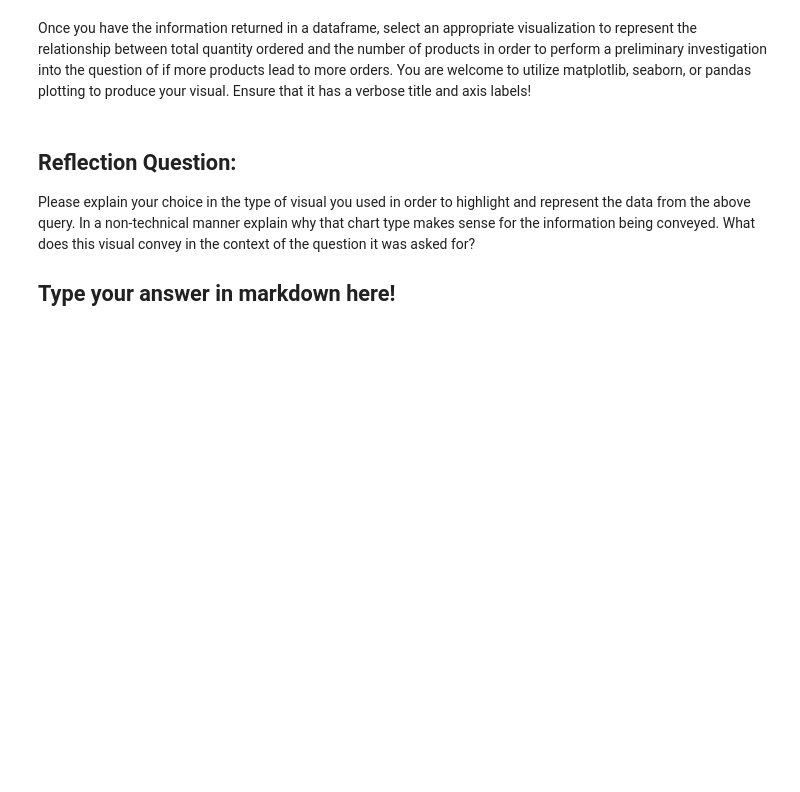
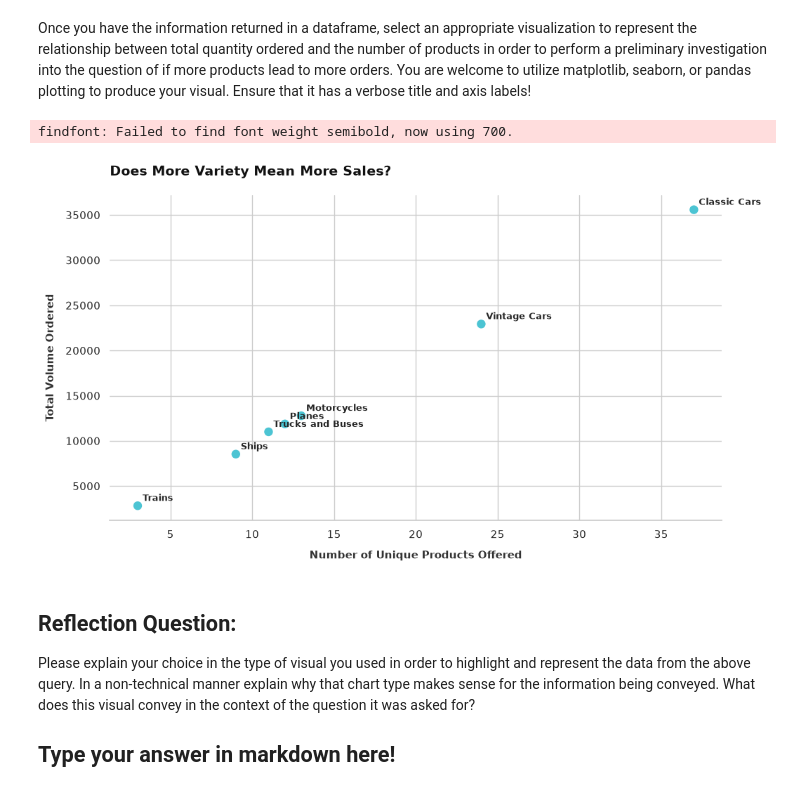
Before and after one commit to oliverkiplagat/dsc-sql-summative-lab, a Jupyter notebook: SQLSummativeLab.ipynb, the cells around one changed output. Cells and saved outputs as stored; diff of their text form; code cells hidden in the pictures; blank space fills up the shorter version.

Commit message:
Analyze and plot product line variety against sales volume

```diff
--- a/SQLSummativeLab.ipynb
+++ b/SQLSummativeLab.ipynb
@@ -538,3 +563,34 @@ None
+# %%
+# Replace None with your visual code
+# Produce a visual to represent the the relation between number of products and the total amount ordered
+
+# We use "scatter" to see if more product variety leads to more sales volume.
+fig, ax = plot_charts(
+    df = df_product_analysis,
+    x_col = "unique_products_count",
+    y_col = "total_qty_ordered",
+    chart_type = "scatter",
+    title = "Does More Variety Mean More Sales?",
+    xlabel = "Number of Unique Products Offered",
+    ylabel = "Total Volume Ordered",
+    color = "#00acc1"
+)
+
+# Let's add annotations so we can see which dot is which category!
+for i, txt in enumerate(df_product_analysis["productLine"]):
+    ax.annotate(
+        txt,
+        (df_product_analysis["unique_products_count"].iloc[i], df_product_analysis["total_qty_ordered"].iloc[i]),
+        xytext=(5, 5),
+        textcoords='offset points',
+        fontsize=9,
+        fontweight="semibold"
+    )
+
+plt.show()
+# %% [output]
+findfont: Failed to find font weight semibold, now using 700.
+[figure, added]
 # %% [markdown]
 ## Reflection Question:
 
```
Also changed, not shown: parts of 3 cells of this notebook.
